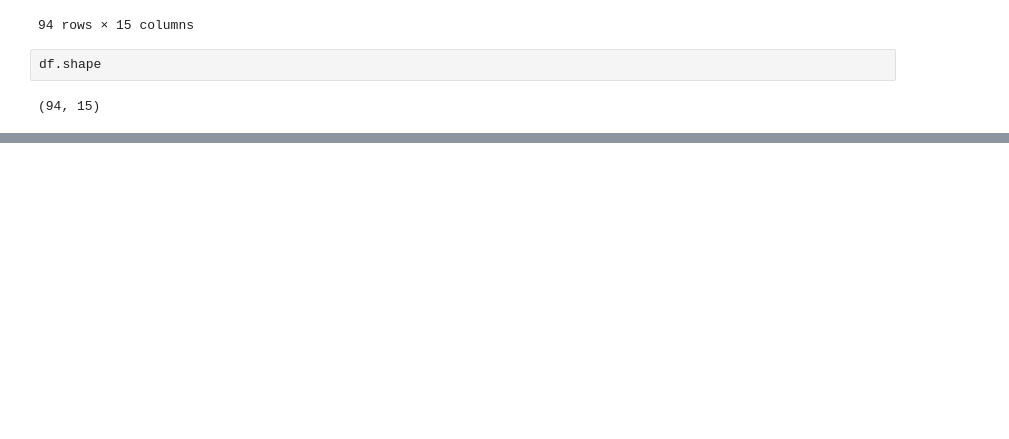
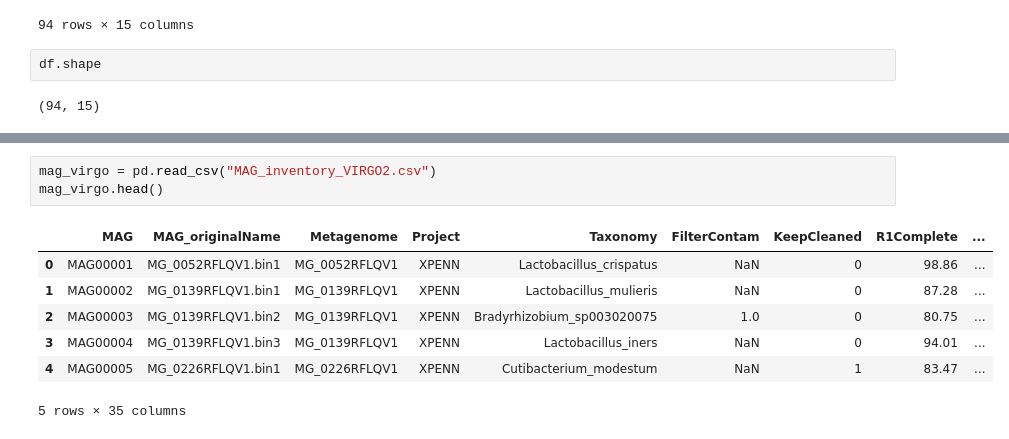
Before and after one commit to b-temu/extract, a Jupyter notebook: multi-extract.ipynb, the cells around one changed output, grey strips where cells are left out. Drawn from its saved outputs; the diff is of its cells as text; blank space fills up the shorter version.

```diff
--- a/multi-extract.ipynb
+++ b/multi-extract.ipynb
@@ -566,0 +596,11 @@ df.shape
+# %%
+mag_virgo = pd.read_csv("MAG_inventory_VIRGO2.csv")
+mag_virgo.head()
+# %% [output]
+|  | MAG | MAG_originalName | Metagenome | Project | Taxonomy | FilterContam | KeepCleaned | R1Complete | ... |
+| 0 | MAG00001 | MG_0052RFLQV1.bin1 | MG_0052RFLQV1 | XPENN | Lactobacillus_crispatus | NaN | 0 | 98.86 | ... |
+| 1 | MAG00002 | MG_0139RFLQV1.bin1 | MG_0139RFLQV1 | XPENN | Lactobacillus_mulieris | NaN | 0 | 87.28 | ... |
+| 2 | MAG00003 | MG_0139RFLQV1.bin2 | MG_0139RFLQV1 | XPENN | Bradyrhizobium_sp003020075 | 1.0 | 0 | 80.75 | ... |
+| 3 | MAG00004 | MG_0139RFLQV1.bin3 | MG_0139RFLQV1 | XPENN | Lactobacillus_iners | NaN | 0 | 94.01 | ... |
+| 4 | MAG00005 | MG_0226RFLQV1.bin1 | MG_0226RFLQV1 | XPENN | Cutibacterium_modestum | NaN | 1 | 83.47 | ... |
+5 rows × 35 columns
```
Also changed, not shown: parts of 5 cells of this notebook, 3 other files.
